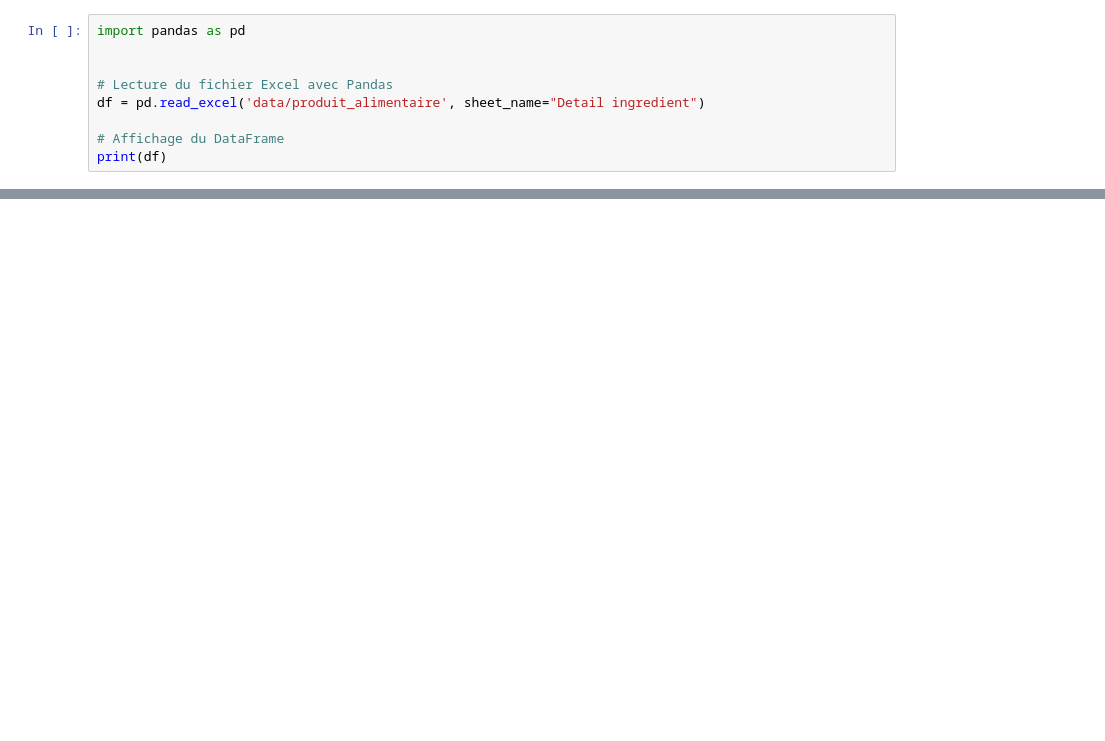
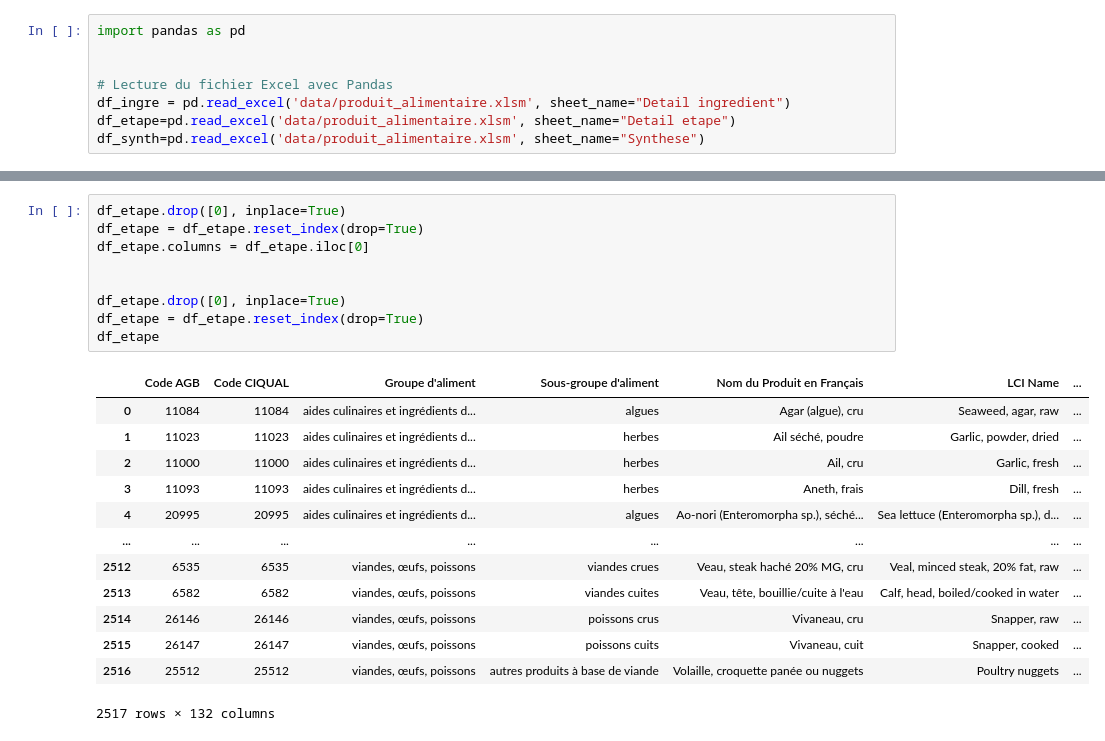
Before and after one commit to flosav5/projet_recette, a Jupyter notebook: projet_serviette.ipynb, the cells around one changed output, grey strips where cells are left out. Saved outputs shown, nothing was run; the diff lists cells and outputs as text; blank space fills up the shorter version.

```diff
--- a/projet_serviette.ipynb
+++ b/projet_serviette.ipynb
@@ -3,7 +3,6 @@ import pandas as pd
 
 
 # Lecture du fichier Excel avec Pandas
-df = pd.read_excel('data/produit_alimentaire', sheet_name="Detail ingredient")
-
-# Affichage du DataFrame
-print(df)
+df_ingre = pd.read_excel('data/produit_alimentaire.xlsm', sheet_name="Detail ingredient")
+df_etape=pd.read_excel('data/produit_alimentaire.xlsm', sheet_name="Detail etape")
+df_synth=pd.read_excel('data/produit_alimentaire.xlsm', sheet_name="Synthese")
@@ -55,0 +39,23 @@ Notre fichier csv contient 9 lignes.
+# %%
+df_etape.drop([0], inplace=True)
+df_etape = df_etape.reset_index(drop=True)
+df_etape.columns = df_etape.iloc[0]
+
+
+df_etape.drop([0], inplace=True)
+df_etape = df_etape.reset_index(drop=True)
+df_etape
+# %% [output]
+|  | Code AGB | Code CIQUAL | Groupe d'aliment | Sous-groupe d'aliment | Nom du Produit en Français | LCI Name | ... |
+| 0 | 11084 | 11084 | aides culinaires et ingrédients d... | algues | Agar (algue), cru | Seaweed, agar, raw | ... |
+| 1 | 11023 | 11023 | aides culinaires et ingrédients d... | herbes | Ail séché, poudre | Garlic, powder, dried | ... |
+| 2 | 11000 | 11000 | aides culinaires et ingrédients d... | herbes | Ail, cru | Garlic, fresh | ... |
+| 3 | 11093 | 11093 | aides culinaires et ingrédients d... | herbes | Aneth, frais | Dill, fresh | ... |
+| 4 | 20995 | 20995 | aides culinaires et ingrédients d... | algues | Ao-nori (Enteromorpha sp.), séché... | Sea lettuce (Enteromorpha sp.), d... | ... |
+| ... | ... | ... | ... | ... | ... | ... | ... |
+| 2512 | 6535 | 6535 | viandes, œufs, poissons | viandes crues | Veau, steak haché 20% MG, cru | Veal, minced steak, 20% fat, raw | ... |
+| 2513 | 6582 | 6582 | viandes, œufs, poissons | viandes cuites | Veau, tête, bouillie/cuite à l'eau | Calf, head, boiled/cooked in water | ... |
+| 2514 | 26146 | 26146 | viandes, œufs, poissons | poissons crus | Vivaneau, cru | Snapper, raw | ... |
+| 2515 | 26147 | 26147 | viandes, œufs, poissons | poissons cuits | Vivaneau, cuit | Snapper, cooked | ... |
+| 2516 | 25512 | 25512 | viandes, œufs, poissons | autres produits à base de viande | Volaille, croquette panée ou nuggets | Poultry nuggets | ... |
+2517 rows × 132 columns
```
Also changed, not shown: parts of 15 cells of this notebook.
